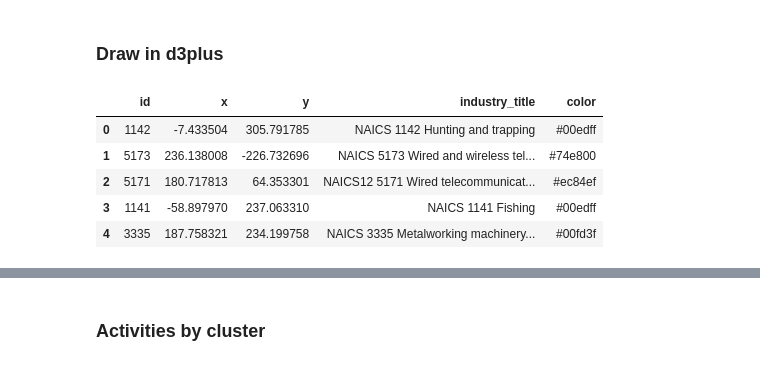
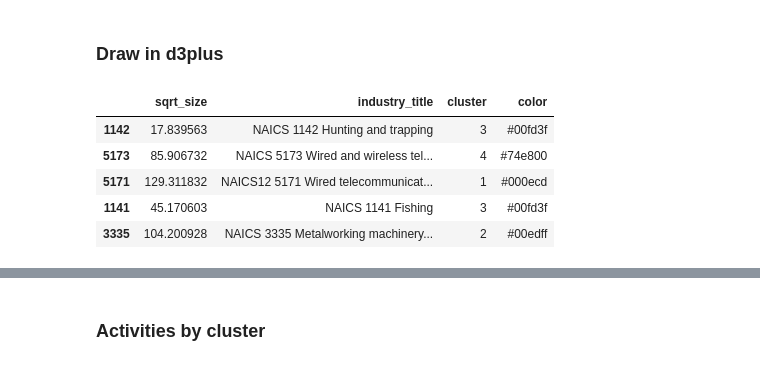
Before and after one commit to matuteiglesias/geo-correlation-structures, a Jupyter notebook: USA industries - Analysis.ipynb, the cells around one changed output, grey strips where cells are left out. Cells and saved outputs as stored; diff of their text form; code cells hidden in the pictures.

```diff
--- a/USA industries - Analysis.ipynb
+++ b/USA industries - Analysis.ipynb
@@ -136,3 +167,5 @@ clustering = SpectralClustering(n_clusters=10,
 pd.options.display.max_rows = 500
 clust_result = pd.DataFrame(clustering.labels_, index = X.columns, columns = ['cluster'])
 clust_result = pd.concat([clust_result, industry_titles.set_index('industry_code')], axis = 1, sort = False).dropna().sort_values(by = ['cluster', 'industry_title'])
+
+clust_result.index.name = 'industry_code'
@@ -138,0 +174,10 @@ clust_result = pd.concat([clust_result, industry_titles.set_index('industry_code
+# %%
+df_cnt = pd.read_csv('./data/naics_area_cnt_02_07.csv', index_col=[0, 1])
+df_indu = df_cnt.groupby(level = 1).sum()
+avg_wages_indu = df_indu[['total_annual_wages']].div(df_indu[['annual_avg_emplvl']].values).dropna()
+avg_wages_indu = np.log10(avg_wages_indu)
+avg_wages_indu = avg_wages_indu.reset_index()
+avg_wages_indu['industry_code'] = avg_wages_indu['industry_code'].astype(str)
+
+wages_color = color_from_series(avg_wages_indu, 'industry_code', 'total_annual_wages',
+                                cmap = plt.cm.RdYlGn).rename(columns = {'color': 'wage_color'})
@@ -138,0 +186,20 @@ clust_result = pd.concat([clust_result, industry_titles.set_index('industry_code
+# %%
+df_indu = df_cnt.groupby(level = 1).sum()
+df_indu.index = df_indu.index.astype(str)
+
+cluster_data = pd.concat([clust_result, df_indu], axis = 1, sort = False)
+
+cluster_data = cluster_data.groupby('cluster').agg({'industry_title': 'nunique', 'annual_avg_estabs': 'sum',
+                                    'annual_avg_emplvl': 'sum', 'total_annual_wages': 'sum', })
+
+cluster_data['avg_annual_wages'] = np.round(cluster_data.total_annual_wages / cluster_data.annual_avg_emplvl)
+# %%
+sorted_cluster_data = cluster_data.sort_values('annual_avg_estabs', ascending = False)
+
+sorted_cluster_data.style.bar()
+
+sorted_cluster_data = sorted_cluster_data.reset_index().reset_index()
+
+clust_result = clust_result.reset_index().merge(sorted_cluster_data[['cluster', 'index']], how = 'left'
+                                ).set_index('industry_code'
+                                           ).drop('cluster', 1).rename(columns = {'index':'cluster'})
@@ -209,14 +299,14 @@ nodes_ = nodes_wpos.reset_index()[['index','x', 'y', 'industry_title', 'color']]
 nodes_['id'] = nodes_['id'].astype(str).str.zfill(4)
 nodes_[['x', 'y']] = 500 * nodes_[['x', 'y']]
 # %%
-nodes_.head()
+nodes_s.head()
 # %% [output]
-|  | id | x | y | industry_title | color |
-| 0 | 1142 | -7.433504 | 305.791785 | NAICS 1142 Hunting and trapping | #00edff |
-| 1 | 5173 | 236.138008 | -226.732696 | NAICS 5173 Wired and wireless tel... | #74e800 |
-| 2 | 5171 | 180.717813 | 64.353301 | NAICS12 5171 Wired telecommunicat... | #ec84ef |
-| 3 | 1141 | -58.897970 | 237.063310 | NAICS 1141 Fishing | #00edff |
-| 4 | 3335 | 187.758321 | 234.199758 | NAICS 3335 Metalworking machinery... | #00fd3f |
+|  | sqrt_size | industry_title | cluster | color |
+| 1142 | 17.839563 | NAICS 1142 Hunting and trapping | 3 | #00fd3f |
+| 5173 | 85.906732 | NAICS 5173 Wired and wireless tel... | 4 | #74e800 |
+| 5171 | 129.311832 | NAICS12 5171 Wired telecommunicat... | 1 | #000ecd |
+| 1141 | 45.170603 | NAICS 1141 Fishing | 3 | #00fd3f |
+| 3335 | 104.200928 | NAICS 3335 Metalworking machinery... | 2 | #00edff |
 # %%
 # nodes_.sort_values(by = 'id')#.loc[nodes_.id == 'Desert']
 # %%
```
Also changed, not shown: parts of 29 cells of this notebook, 12 other files.
